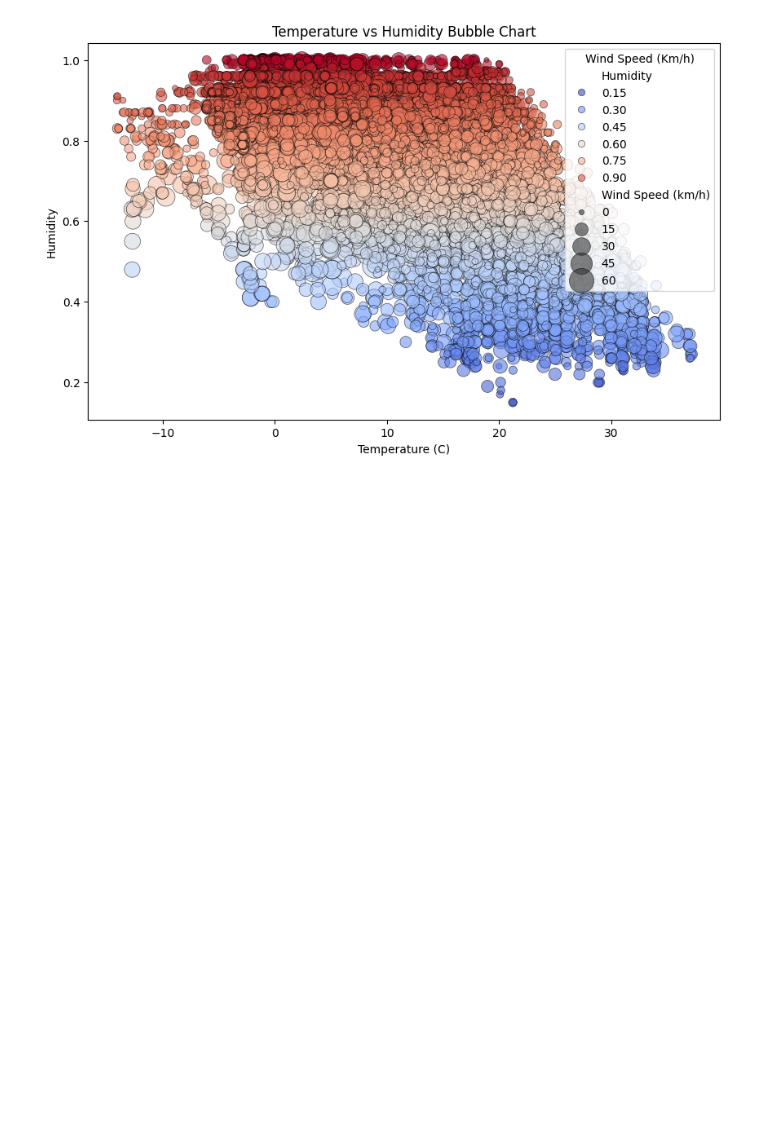
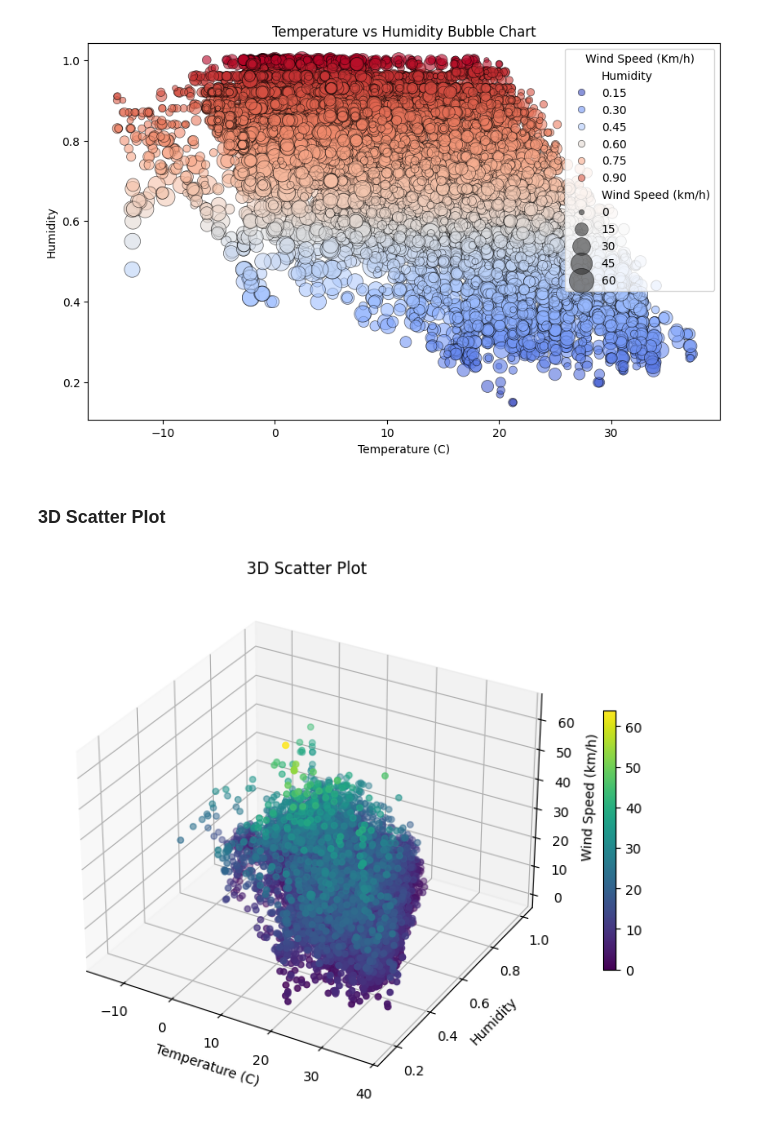
Before and after one commit to Chamindu77/Data-Preprocessing, a Jupyter notebook: Data_Visualization_3.ipynb, the cells around one changed output. Drawn from its saved outputs; the diff is of its cells as text; code cells hidden in the pictures; blank space fills up the shorter version.

```diff
--- a/Data_Visualization_3.ipynb
+++ b/Data_Visualization_3.ipynb
@@ -95,3 +95,25 @@ plt.legend(title = 'Wind Speed (Km/h)', loc = 'upper right')
 plt.show()
 # %% [output]
 [figure]
+# %% [markdown]
+### 3D Scatter Plot
+# %%
+df_clean = df[['Temperature (C)', 'Humidity', 'Wind Speed (km/h)']].dropna()
+# %%
+x = df_clean['Temperature (C)']
+y = df_clean['Humidity']
+z = df_clean['Wind Speed (km/h)']
+# %%
+fig1 = plt.figure(figsize = (10,7))
+ax1 = fig1.add_subplot(111, projection='3d')
+scatter1 = ax1.scatter(x, y, z, c = z, cmap = 'viridis' )
+
+ax1.set_xlabel('Temperature (C)')
+ax1.set_ylabel('Humidity')
+ax1.set_zlabel('Wind Speed (km/h)')
+ax1.set_title('3D Scatter Plot')
+
+plt.colorbar(scatter1, ax = ax1, shrink = 0.5)
+plt.show()
+# %% [output]
+[figure, added]
```
Also changed, not shown: parts of 4 cells of this notebook.
